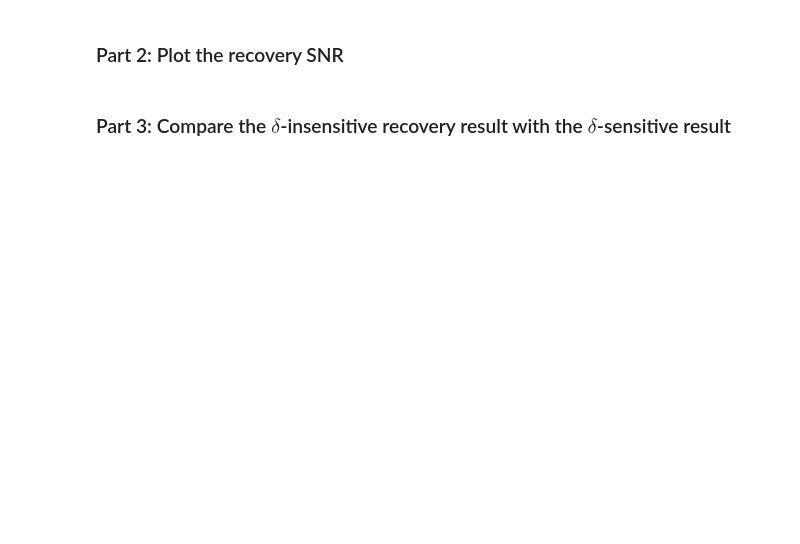
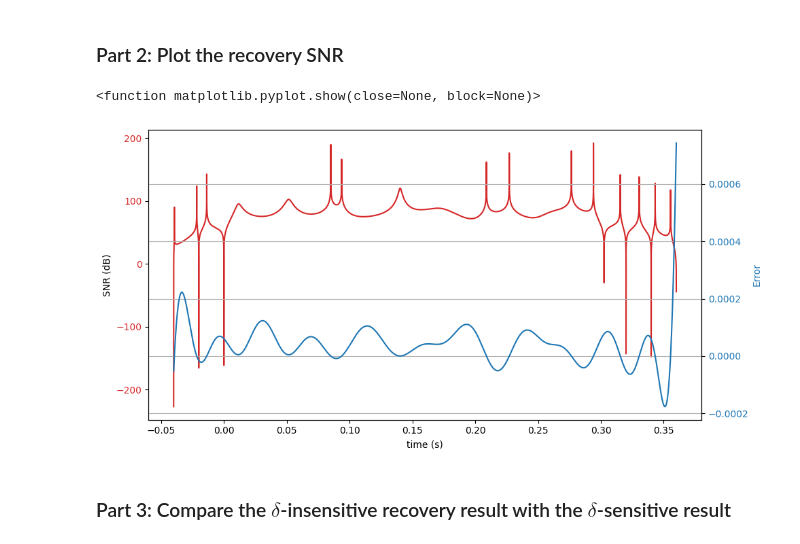
Before and after one commit to clearwheat8/BMEB-W4020, a Jupyter notebook: BMEB_4020_HW3_Handout_2023.ipynb, the cells around one changed output. Saved outputs shown, nothing was run; the diff lists cells and outputs as text; code cells hidden in the pictures; blank space fills up the shorter version.

```diff
--- a/BMEB_4020_HW3_Handout_2023.ipynb
+++ b/BMEB_4020_HW3_Handout_2023.ipynb
@@ -96,3 +104,11 @@ def ut(t,T, omega):
+# %%
+def __init__(self, basis_func: tp.Callable):
+    self.basis_func = basis_func
+# %%
+def sinc_basis(t, sk, omega):
+    if np.isscalar(sk):
+        return omega/np.pi * np.sinc(omega/np.pi*(t - sk))
+    return omega/np.pi * np.sinc(omega/np.pi*(t[None,:] - sk[:,None]))
 # %% [markdown]
 ### Part 1. Implement a threshold insensitive ($\delta$-insensitive) decoding algorithm for IAF.
 # %%
@@ -155,2 +297,29 @@ def SNR_f(u, u_rec):
+# %%
+# TODO: plot the error and SNR as function of time
+SNR = SNR_f(u, u_insens)
+
+error = u - u_insens
+
+fig, ax1 = plt.subplots()
+
+color = 'tab:red'
+ax1.set_xlabel('time (s)')
+ax1.set_ylabel('SNR (dB)')
+ax1.plot(t, SNR, color=color)
+ax1.tick_params(axis='y', labelcolor=color)
+
+ax2 = ax1.twinx()
+
+color = 'tab:blue'
+ax2.set_ylabel('Error', color=color)
+ax2.plot(t, error, color=color)
+ax2.tick_params(axis='y', labelcolor = color)
+
+fig.tight_layout()
+plt.grid(axis='y')
+plt.show
+# %% [output]
+<function matplotlib.pyplot.show(close=None, block=None)>
+[figure, added]
 # %% [markdown]
 ### Part 3: Compare the $\delta$-insensitive recovery result with the $\delta$-sensitive result
```
Also changed, not shown: parts of 29 cells of this notebook, 4 other files.
